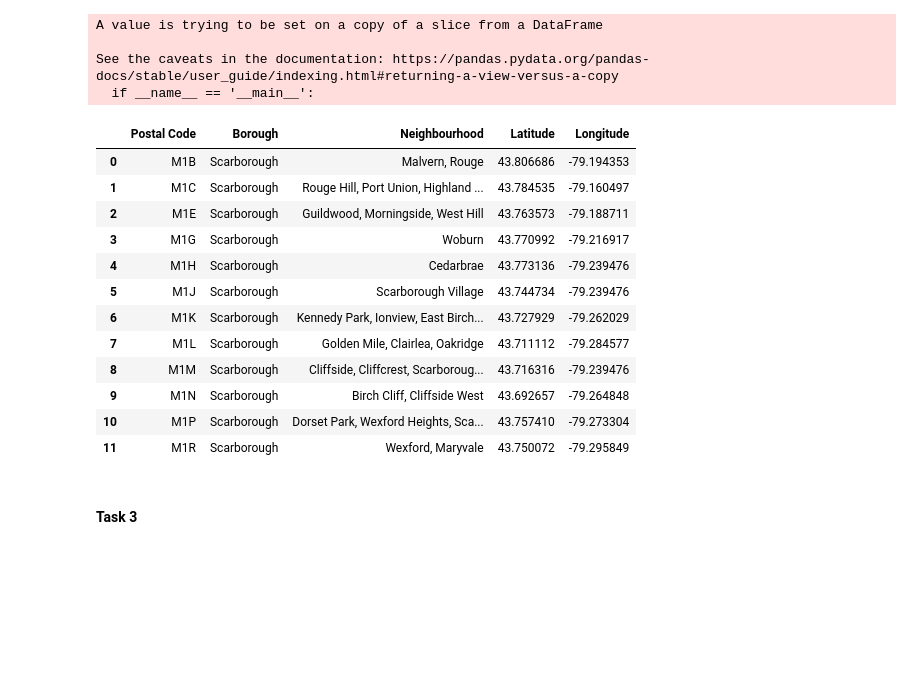
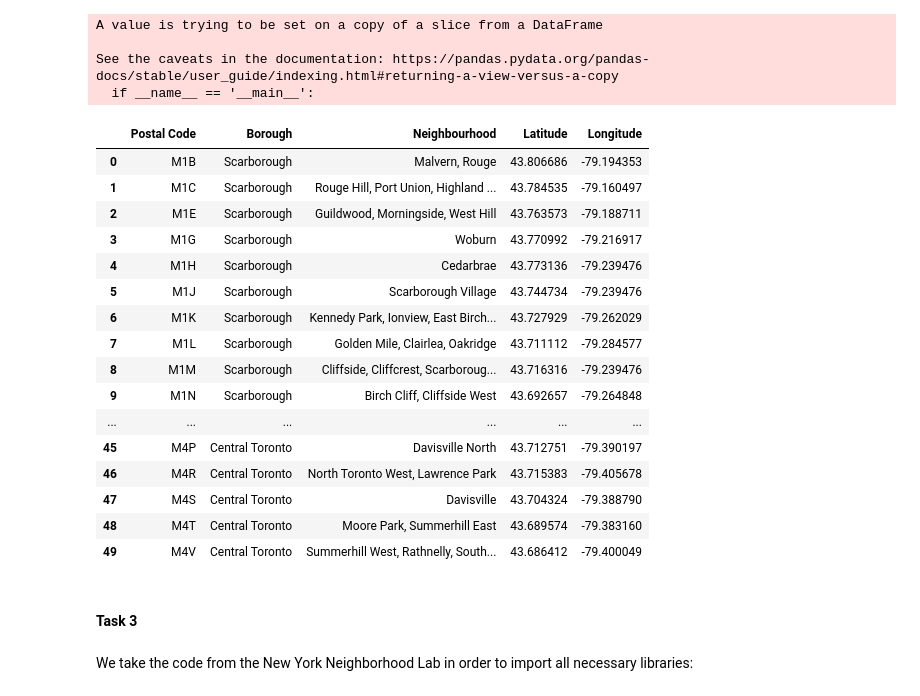
Before and after one commit to amitroy2006/Capstone-Project-Data-Science-Specialization, a Jupyter notebook: Capstone Project Notebook IBM .ipynb, the cells around one changed output. Saved outputs shown, nothing was run; the diff lists cells and outputs as text; code cells hidden in the pictures; blank space fills up the shorter version.

```diff
--- a/Capstone Project Notebook IBM .ipynb
+++ b/Capstone Project Notebook IBM .ipynb
@@ -319,20 +319,26 @@ A value is trying to be set on a copy of a slice from a DataFrame
 See the caveats in the documentation: https://pandas.pydata.org/pandas-docs/stable/user_guide/indexing.html#returning-a-view-versus-a-copy
   if __name__ == '__main__':
 # %%
-df_toronto_merged.head(12)
+df_toronto_merged.head(50)
 # %% [output]
 |  | Postal Code | Borough | Neighbourhood | Latitude | Longitude |
 | 0 | M1B | Scarborough | Malvern, Rouge | 43.806686 | -79.194353 |
 | 1 | M1C | Scarborough | Rouge Hill, Port Union, Highland ... | 43.784535 | -79.160497 |
 | 2 | M1E | Scarborough | Guildwood, Morningside, West Hill | 43.763573 | -79.188711 |
 | 3 | M1G | Scarborough | Woburn | 43.770992 | -79.216917 |
 | 4 | M1H | Scarborough | Cedarbrae | 43.773136 | -79.239476 |
 | 5 | M1J | Scarborough | Scarborough Village | 43.744734 | -79.239476 |
 | 6 | M1K | Scarborough | Kennedy Park, Ionview, East Birch... | 43.727929 | -79.262029 |
 | 7 | M1L | Scarborough | Golden Mile, Clairlea, Oakridge | 43.711112 | -79.284577 |
 | 8 | M1M | Scarborough | Cliffside, Cliffcrest, Scarboroug... | 43.716316 | -79.239476 |
 | 9 | M1N | Scarborough | Birch Cliff, Cliffside West | 43.692657 | -79.264848 |
-| 10 | M1P | Scarborough | Dorset Park, Wexford Heights, Sca... | 43.757410 | -79.273304 |
-| 11 | M1R | Scarborough | Wexford, Maryvale | 43.750072 | -79.295849 |
+| ... | ... | ... | ... | ... | ... |
+| 45 | M4P | Central Toronto | Davisville North | 43.712751 | -79.390197 |
+| 46 | M4R | Central Toronto | North Toronto West, Lawrence Park | 43.715383 | -79.405678 |
+| 47 | M4S | Central Toronto | Davisville | 43.704324 | -79.388790 |
+| 48 | M4T | Central Toronto | Moore Park, Summerhill East | 43.689574 | -79.383160 |
+| 49 | M4V | Central Toronto | Summerhill West, Rathnelly, South... | 43.686412 | -79.400049 |
 # %% [markdown]
 #### Task 3
+# %% [markdown]
+We take the code from the New York Neighborhood Lab in order to import all necessary libraries:
```
Also changed, not shown: parts of 11 cells of this notebook.
